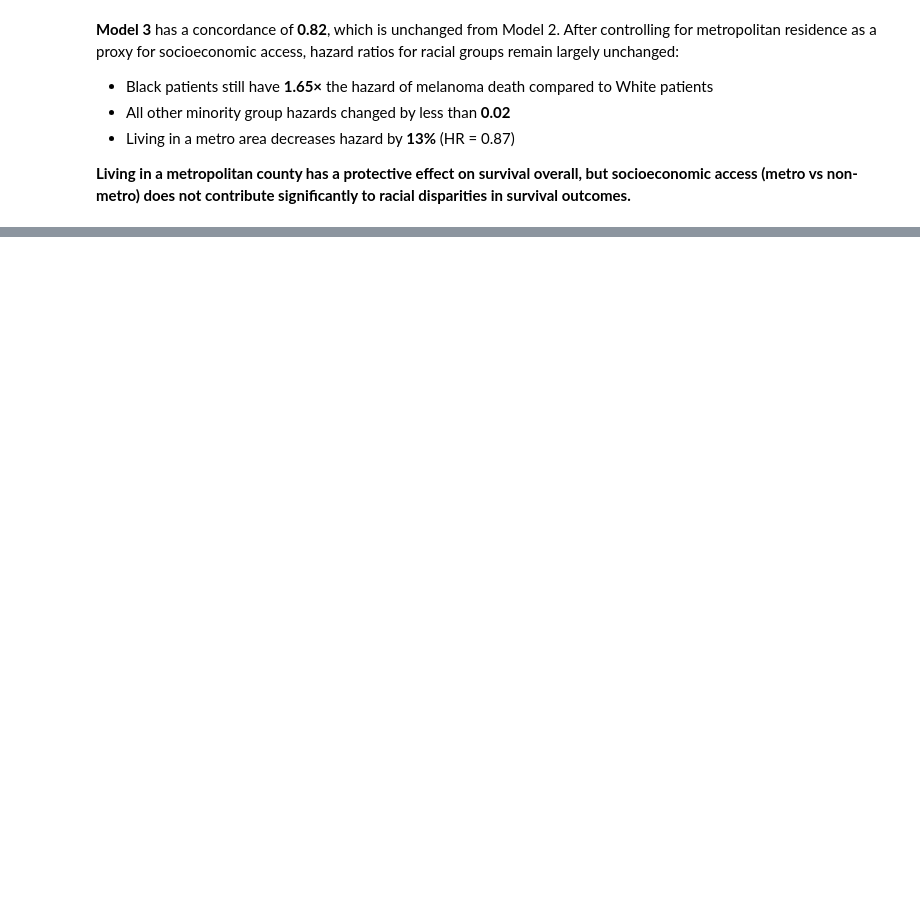
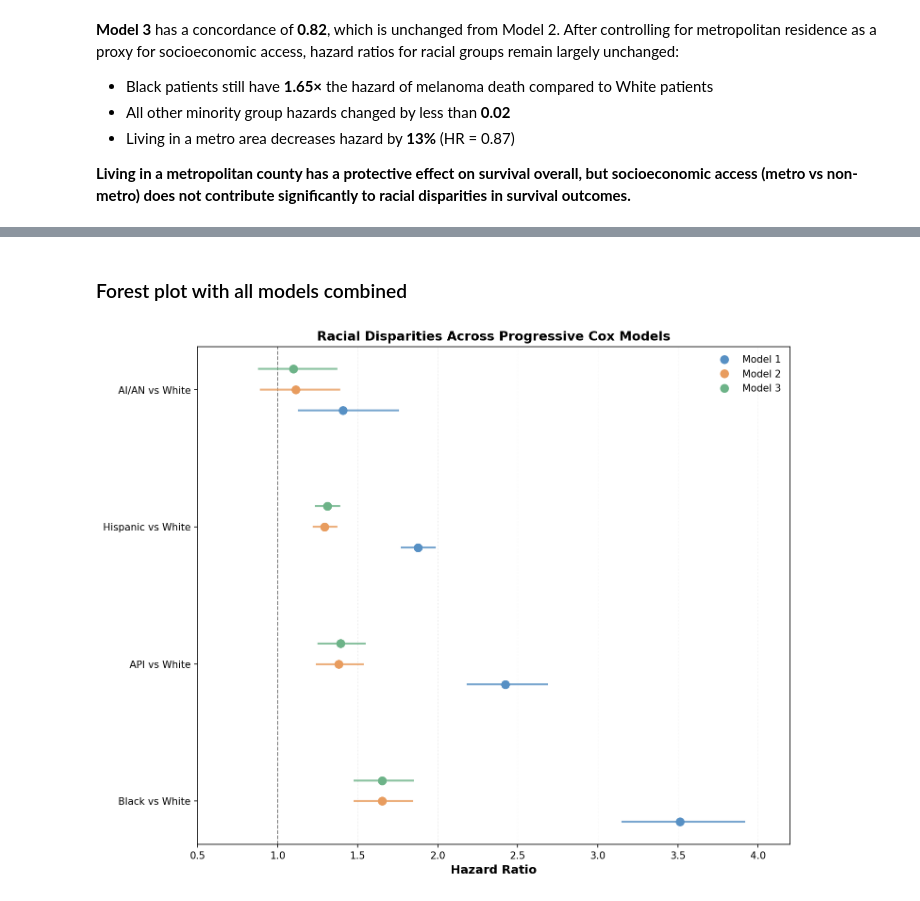
Before and after one commit to kpannoni/melanoma-project, a Jupyter notebook: notebooks/03_survival_analysis.ipynb, the cells around one changed output, grey strips where cells are left out. Saved outputs shown, nothing was run; the diff lists cells and outputs as text; code cells hidden in the pictures; blank space fills up the shorter version.

```diff
--- a/notebooks/03_survival_analysis.ipynb
+++ b/notebooks/03_survival_analysis.ipynb
@@ -525,3 +529,20 @@ This progression allows us to assess whether observed racial disparities are exp
+# %%
+# Function to extract racial HRs and CIs for the forest plot
+def extract_race_hrs(cph_model, races):
+    results = []
+    for race in races:
+        row = cph_model.summary[cph_model.summary.index.str.contains(race)]
+        if len(row) > 0:
+            results.append({
+                'race': race,
+                'hr': row['exp(coef)'].values[0],
+                'ci_lower': row['exp(coef) lower 95%'].values[0],
+                'ci_upper': row['exp(coef) upper 95%'].values[0]
+            })
+    return pd.DataFrame(results)
+
+# Define race groups for extraction
+races = ['Black', 'Asian or Pacific Islander', 'Hispanic', 'American Indian/Alaska Native']
 # %% [markdown]
 ### Model 1: Baseline (Demographics)
 #### Create a COX regression model to get hazard proportions by race, controlling for age, sex, and year of diagnosis.
@@ -777,0 +874,54 @@ MODEL 3 SUMMARY
+# %% [markdown]
+### Forest plot with all models combined
+# %%
+# Combine the models
+all_hrs = pd.concat([model1_hrs, model2_hrs, model3_hrs])
+
+# Create forest plot
+fig, ax = plt.subplots(figsize=(10, 8), dpi=150)
+
+# Set up positions
+race_labels = ['Black vs White', 'API vs White', 'Hispanic vs White', 'AI/AN vs White']
+n_races = len(race_labels)
+n_models = 3
+
+# Y positions - group by race, offset models within each race
+y_base = np.arange(n_races) * 4  # Space between race groups
+model_offsets = [-0.6, 0, 0.6]  # Offset for each model within group
+
+colors = ['#5790c4', '#e89c5e', '#6db388']
+model_names = ['Model 1', 'Model 2', 'Model 3']
+
+# Plot each race × model combination
+for i, race in enumerate(races):
+    for j, (model_df, color, offset) in enumerate(zip([model1_hrs, model2_hrs, model3_hrs],
+                                                       colors, model_offsets)):
+        row = model_df[model_df['race'] == race].iloc[0]
+        y = y_base[i] + offset
+
+        # Plot CI as horizontal line
+        ax.plot([row['ci_lower'], row['ci_upper']], [y, y],
+                color=color, linewidth=2, alpha=0.8)
+
+        # Plot HR as point
+        ax.plot(row['hr'], y, 'o', color=color, markersize=8,
+                label=model_names[j] if i == 0 else '')
+
+# Reference line at HR=1
+ax.axvline(x=1, color='black', linestyle='--', linewidth=1, alpha=0.5, zorder=0)
+
+# Formatting
+ax.set_yticks(y_base)
+ax.set_yticklabels(race_labels)
+ax.set_xlabel('Hazard Ratio', fontweight='bold', fontsize=12)
+ax.set_title('Racial Disparities Across Progressive Cox Models',
+             fontweight='bold', fontsize=13)
+ax.set_xlim(0.5, 4.2)
+ax.legend(loc='upper right', frameon=False)
+ax.grid(axis='x', alpha=0.3, linestyle=':', linewidth=0.5)
+
+plt.tight_layout()
+plt.savefig('../images/forest_plot_cox_models.png', dpi=150, bbox_inches='tight')
+plt.show()
+# %% [output]
+[figure, added]
```
Also changed, not shown: parts of 14 cells of this notebook, 2 other files.
